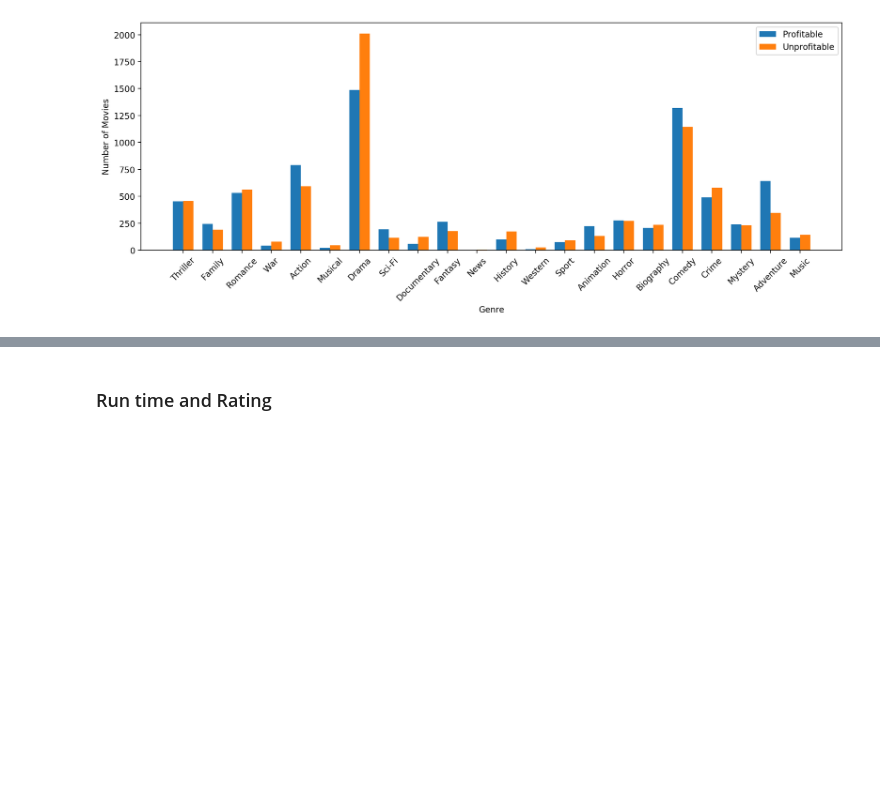
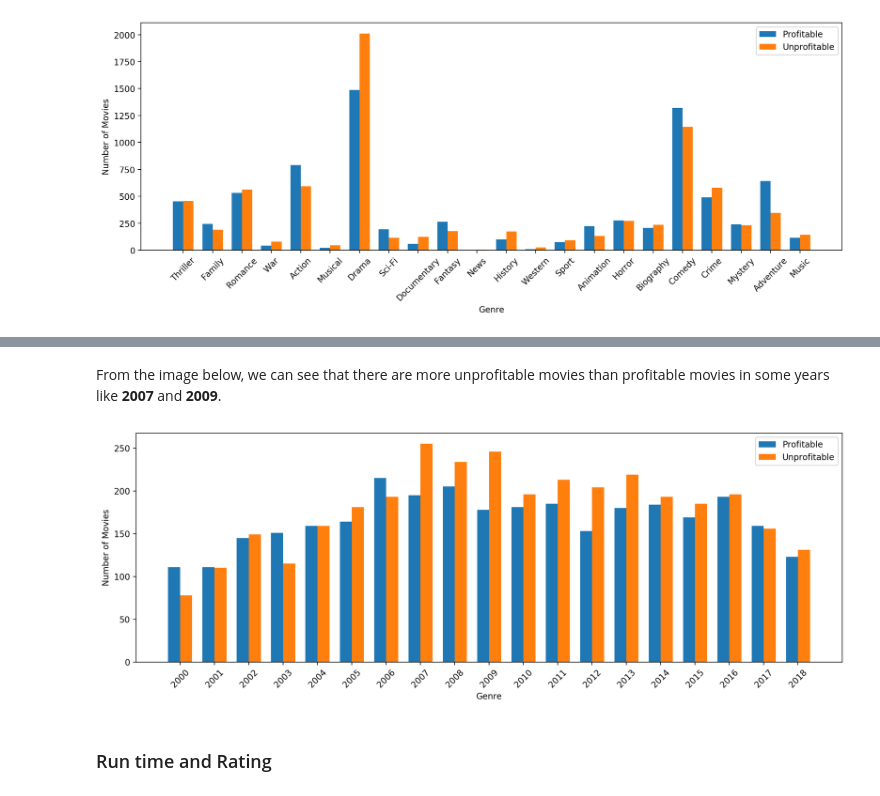
Before and after one commit to pupboss/CE7454-Project-Fall2019, a Jupyter notebook: notebook/notebook.ipynb, the cells around one changed output, grey strips where cells are left out. Cells and saved outputs as stored; diff of their text form; code cells hidden in the pictures; blank space fills up the shorter version.

```diff
--- a/notebook/notebook.ipynb
+++ b/notebook/notebook.ipynb
@@ -209,3 +214,26 @@ plt.show()
+# %% [markdown]
+From the image below, we can see that there are more unprofitable movies than profitable movies in some years like **2007** and **2009**.
+# %%
+Year = np.arange(2000,2019)
+year_group = {}
+for each_year in Year:
+    year_ratio_positive = imdb[imdb['startYear'] == each_year]['Profitable'].sum()
+    year_num = (imdb['startYear'] == each_year).sum()
+    year_ratio_negative = year_num - year_ratio_positive
+    year_group[each_year] = (year_ratio_positive, year_ratio_negative)
+
+x = np.arange(len(Year))
+width = 0.35
+plt.figure(dpi=200,figsize=(15,5))
+plt.bar(x - width/2, [year_group.get(x)[0] for x in Year], width, label="Profitable")
+plt.bar(x + width/2, [year_group.get(x)[1] for x in Year], width, label="Unprofitable")
+plt.xticks(range(len(year_group)), year_group, rotation=45)
+plt.xlabel("Genre")
+plt.ylabel("Number of Movies")
+plt.legend()
+plt.show()
+# %% [output]
+[figure, added]
 # %% [markdown]
 ### Run time and Rating
 # %%
```
Also changed, not shown: parts of 9 cells of this notebook, 1 other file.
